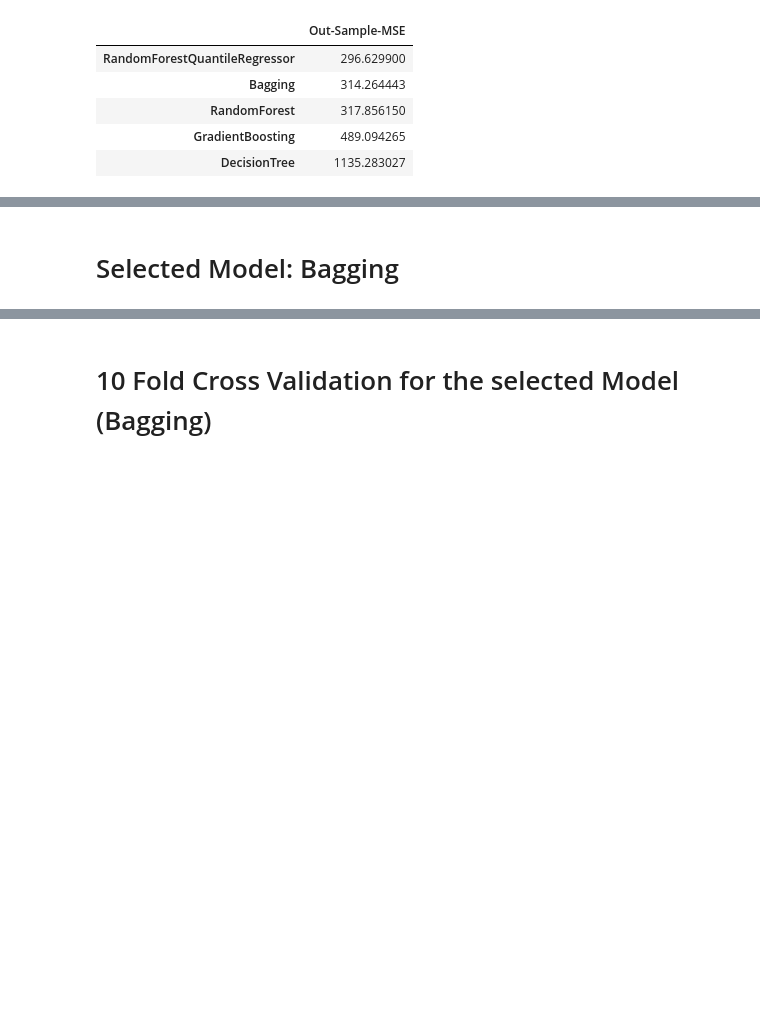
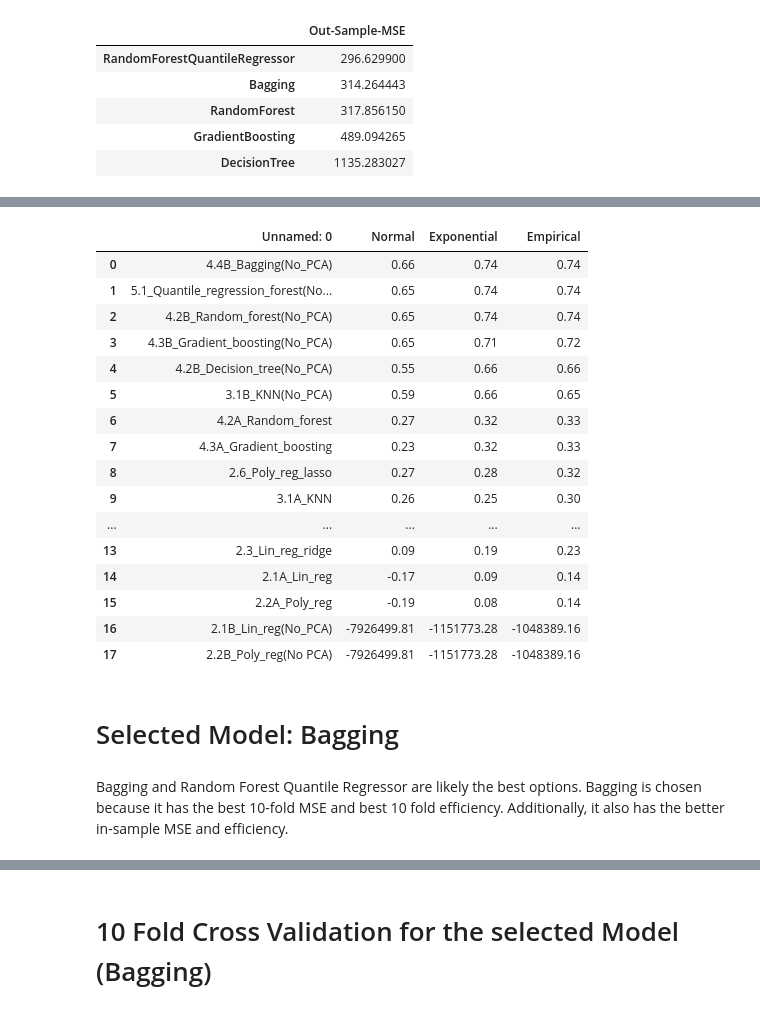
Before and after one commit to Waynelearn/IE4211-Project-Machine-Learning, a Jupyter notebook: Group4.ipynb, the cells around one changed output, grey strips where cells are left out. Saved outputs shown, nothing was run; the diff lists cells and outputs as text; code cells hidden in the pictures; blank space fills up the shorter version.

Commit message:
Minor changes: added 10 fold cv mse and eff to Group4

```diff
--- a/Group4.ipynb
+++ b/Group4.ipynb
@@ -32,3 +32,6 @@ osm.sort_values(by='Out-Sample-MSE',ascending=True)
 | RandomForest | 317.856150 |
 | GradientBoosting | 489.094265 |
 | DecisionTree | 1135.283027 |
+# %%
+pd.options.display.float_format = '{:.2f}'.format
+pd.read_csv(".\\Model_CV_Result_MSE\\MSE_all.csv")
@@ -35,5 +56,27 @@ osm.sort_values(by='Out-Sample-MSE',ascending=True)
+# %%
+pd.read_csv(".\\Model_CV_Result_Efficiency\\MSE_all.csv")
+# %% [output]
+|  | Unnamed: 0 | Normal | Exponential | Empirical |
+| 0 | 4.4B_Bagging(No_PCA) | 0.66 | 0.74 | 0.74 |
+| 1 | 5.1_Quantile_regression_forest(No... | 0.65 | 0.74 | 0.74 |
+| 2 | 4.2B_Random_forest(No_PCA) | 0.65 | 0.74 | 0.74 |
+| 3 | 4.3B_Gradient_boosting(No_PCA) | 0.65 | 0.71 | 0.72 |
+| 4 | 4.2B_Decision_tree(No_PCA) | 0.55 | 0.66 | 0.66 |
+| 5 | 3.1B_KNN(No_PCA) | 0.59 | 0.66 | 0.65 |
+| 6 | 4.2A_Random_forest | 0.27 | 0.32 | 0.33 |
+| 7 | 4.3A_Gradient_boosting | 0.23 | 0.32 | 0.33 |
+| 8 | 2.6_Poly_reg_lasso | 0.27 | 0.28 | 0.32 |
+| 9 | 3.1A_KNN | 0.26 | 0.25 | 0.30 |
+| ... | ... | ... | ... | ... |
+| 13 | 2.3_Lin_reg_ridge | 0.09 | 0.19 | 0.23 |
+| 14 | 2.1A_Lin_reg | -0.17 | 0.09 | 0.14 |
+| 15 | 2.2A_Poly_reg | -0.19 | 0.08 | 0.14 |
+| 16 | 2.1B_Lin_reg(No_PCA) | -7926499.81 | -1151773.28 | -1048389.16 |
+| 17 | 2.2B_Poly_reg(No PCA) | -7926499.81 | -1151773.28 | -1048389.16 |
 # %% [markdown]
 # Selected Model: Bagging
+# %% [markdown]
+Bagging and Random Forest Quantile Regressor are likely the best options. Bagging is chosen because it has the best 10-fold MSE and best 10 fold efficiency. Additionally, it also has the better in-sample MSE and efficiency.
 # %%
 final_result = pd.read_csv(".//Model_Prediction//Bagging.csv",index_col=0)
 # %%
```
Also changed, not shown: parts of 1 cell of this notebook, 4 other files.
